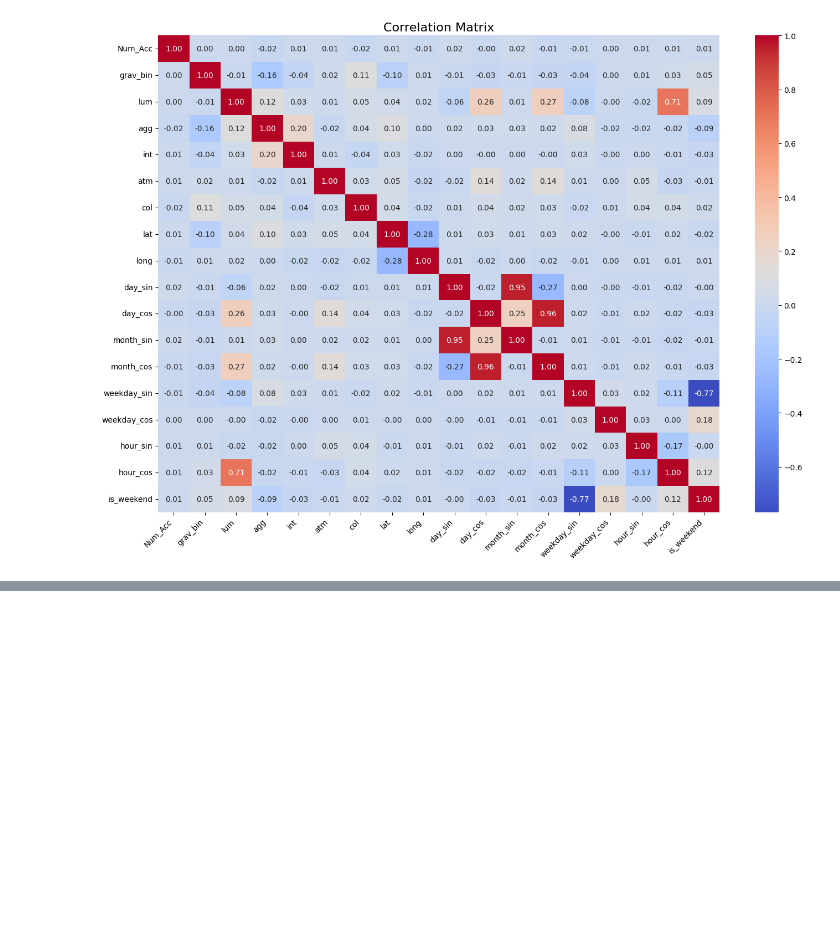
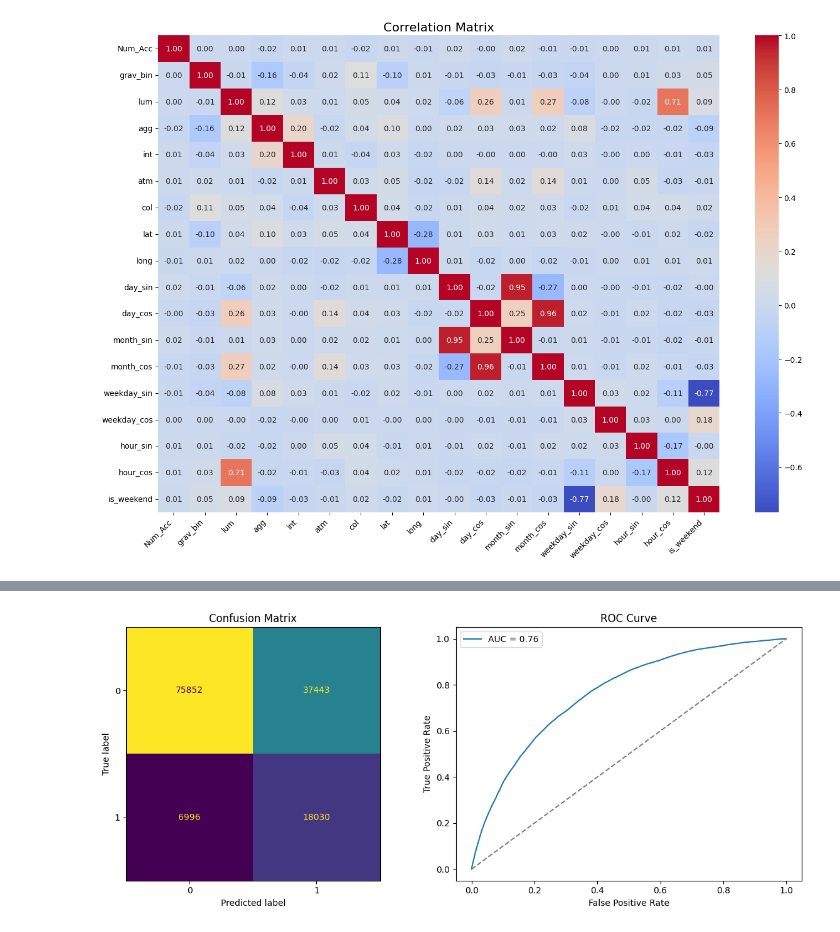
Before and after one commit to KaterinaGalkina/RoadAccidentSeverityPrediction, a Jupyter notebook: caract.ipynb, the cells around one changed output, grey strips where cells are left out. Drawn from its saved outputs; the diff is of its cells as text; code cells hidden in the pictures; blank space fills up the shorter version.

```diff
--- a/caract.ipynb
+++ b/caract.ipynb
@@ -368,15 +338,10 @@ Index(['Num_Acc', 'lum', 'agg', 'int', 'atm', 'col', 'lat', 'long', 'day_sin',
 # %%
-categorical_features = [
- 'lum',
- 'agg',
- 'int',
- 'atm',
- 'col'
-]
+# defining our sets of features depending on their type
+categorical_features = ['lum', 'agg', 'int', 'atm', 'col']
 binary_features = ["is_weekend"]
 numerical_features = ['lat', 'long', 'day_sin',
        'day_cos', 'month_sin', 'month_cos', 'weekday_sin', 'weekday_cos',
-       'hour_sin', 'hour_cos'] # binary numerical features is_weekend
+       'hour_sin', 'hour_cos']
 
 features = categorical_features + binary_features + numerical_features
 # %%
@@ -398,8 +365,5 @@ for x, y in pairs:
 # %%
+# next, let's continue our analysis with target label, we are combining the second time because we have modified the "caract" table
 df_usagers = pandas.read_csv("df_usagers_clean.csv")
-df_caract_with_target = df_usagers[['Num_Acc', 'grav_bin']].merge(
-    df_caract,
-    on='Num_Acc',
-    how='left'
-)
+df_caract_with_target = df_usagers[['Num_Acc', 'grav_bin']].merge(df_caract, on='Num_Acc', how='left')
 # %%
@@ -851,3 +744,35 @@ weighted avg       0.81      0.68      0.72    110617
+# %%
+# similarly to "usagers" set of features, we can select the best model accroding to f1 score
+# (which in this case is also Gradient Boosting and we can take undersampling as it gives the same result as with oversampling)
+# and then train on the entire train set et test on test set.
+
+# Train and predict
+model = pipelines_under["Gradient Boosting"]
+model.fit(X_train, y_train)
+y_pred = model.predict(X_test)
+y_proba = model.predict_proba(X_test)[:, 1]
+
+cm = confusion_matrix(y_test, y_pred)
+fpr, tpr, _ = roc_curve(y_test, y_proba)
+roc_auc = auc(fpr, tpr)
+
+fig, axes = plt.subplots(1, 2, figsize=(12, 5))
+
+disp = ConfusionMatrixDisplay(confusion_matrix=cm)
+disp.plot(ax=axes[0], colorbar=False)
+axes[0].set_title("Confusion Matrix")
+
+axes[1].plot(fpr, tpr, label=f"AUC = {roc_auc:.2f}")
+axes[1].plot([0, 1], [0, 1], linestyle='--', color='grey')
+axes[1].set_xlabel("False Positive Rate")
+axes[1].set_ylabel("True Positive Rate")
+axes[1].set_title("ROC Curve")
+axes[1].legend()
+
+plt.tight_layout()
+plt.show()
+# %% [output]
+[figure, added]
 # %%
 # Finally we are going to save the dataset cleaned
 df_caract.to_csv("df_caract_clean.csv", index=False)
```
Also changed, not shown: parts of 54 cells of this notebook, 4 other files.
